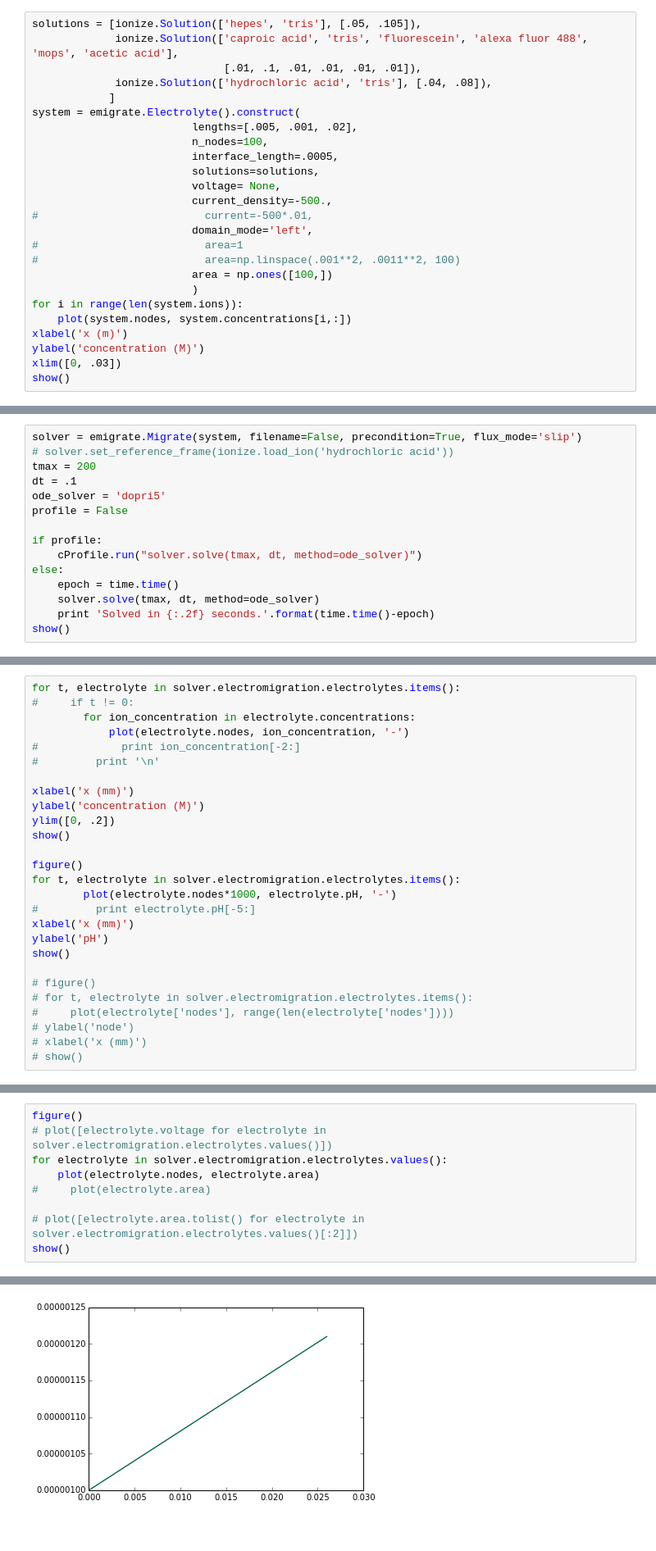
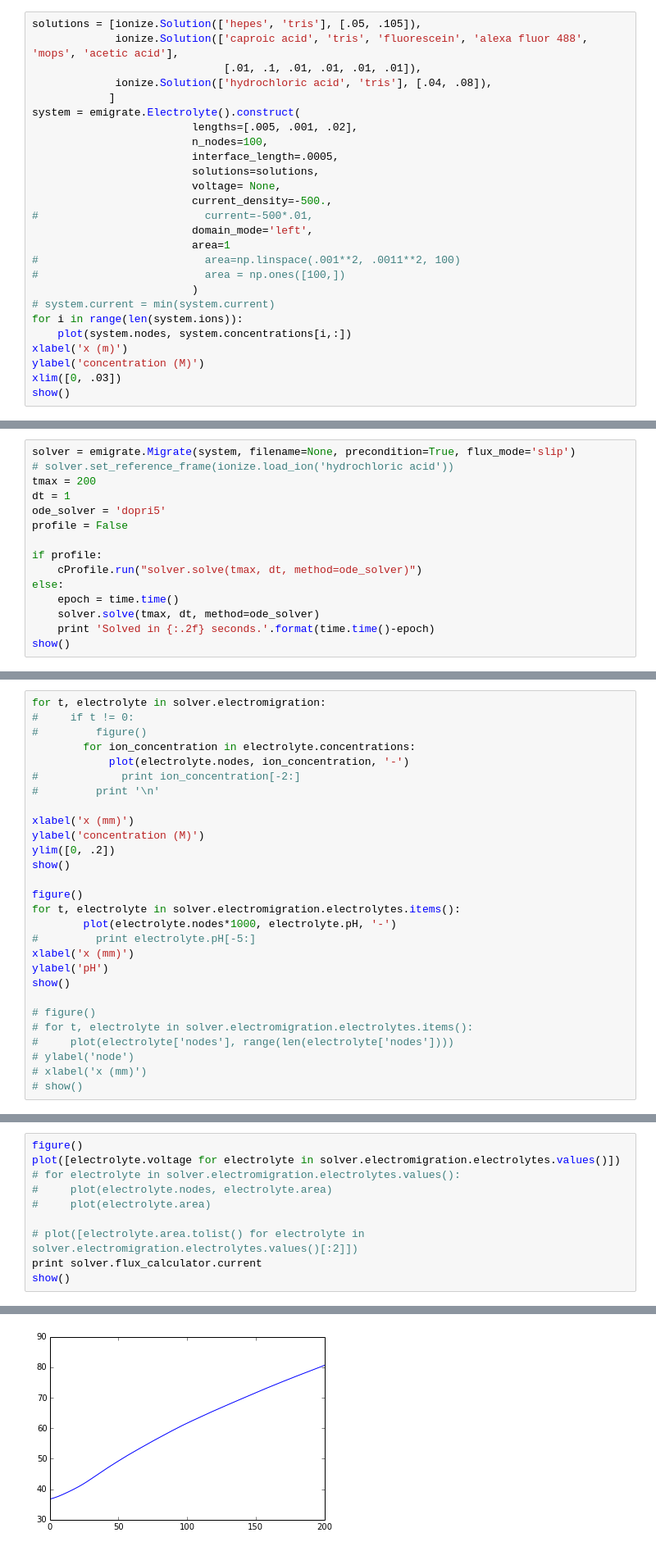
Before and after one commit to lewisamarshall/emigrate, a Jupyter notebook: Tutorial.ipynb, the cells around one changed output, grey strips where cells are left out. Shown at 82% size. Drawn from its saved outputs; the diff is of its cells as text.

```diff
--- a/Tutorial.ipynb
+++ b/Tutorial.ipynb
@@ -32,10 +32,11 @@ system = emigrate.Electrolyte().construct(
                          current_density=-500.,
 #                          current=-500*.01,
                          domain_mode='left',
-#                          area=1
+                         area=1
 #                          area=np.linspace(.001**2, .0011**2, 100)
-                         area = np.ones([100,])
+#                          area = np.ones([100,])
                          )
+# system.current = min(system.current)
 for i in range(len(system.ions)):
     plot(system.nodes, system.concentrations[i,:])
 xlabel('x (m)')
@@ -49,10 +50,10 @@ Solving
 -------
 We solve the solution by using the Migrate class. This class takes the system defined by the Constructor as an input and solves it.
 # %%
-solver = emigrate.Migrate(system, filename=False, precondition=True, flux_mode='slip')
+solver = emigrate.Migrate(system, filename=None, precondition=True, flux_mode='slip')
 # solver.set_reference_frame(ionize.load_ion('hydrochloric acid'))
 tmax = 200
-dt = .1
+dt = 1
 ode_solver = 'dopri5'
 profile = False
 
@@ -68,6 +69,7 @@ KeyboardInterrupt:
 # %%
-for t, electrolyte in solver.electromigration.electrolytes.items():
+for t, electrolyte in solver.electromigration:
 #     if t != 0:
+#         figure()
         for ion_concentration in electrolyte.concentrations:
             plot(electrolyte.nodes, ion_concentration, '-')
 #             print ion_concentration[-2:]
@@ -98,10 +99,11 @@ show()
 # %%
 figure()
-# plot([electrolyte.voltage for electrolyte in solver.electromigration.electrolytes.values()])
-for electrolyte in solver.electromigration.electrolytes.values():
-    plot(electrolyte.nodes, electrolyte.area)
+plot([electrolyte.voltage for electrolyte in solver.electromigration.electrolytes.values()])
+# for electrolyte in solver.electromigration.electrolytes.values():
+#     plot(electrolyte.nodes, electrolyte.area)
 #     plot(electrolyte.area)
 
 # plot([electrolyte.area.tolist() for electrolyte in solver.electromigration.electrolytes.values()[:2]])
+print solver.flux_calculator.current
 show()
 # %% [output]
@@ -108,4 +111,4 @@ show()
-[figure, old version]
+[figure, new version]
 # %% [markdown]
 Modules
 -------
```
Also changed, not shown: parts of 5 cells of this notebook, 4 other files.
